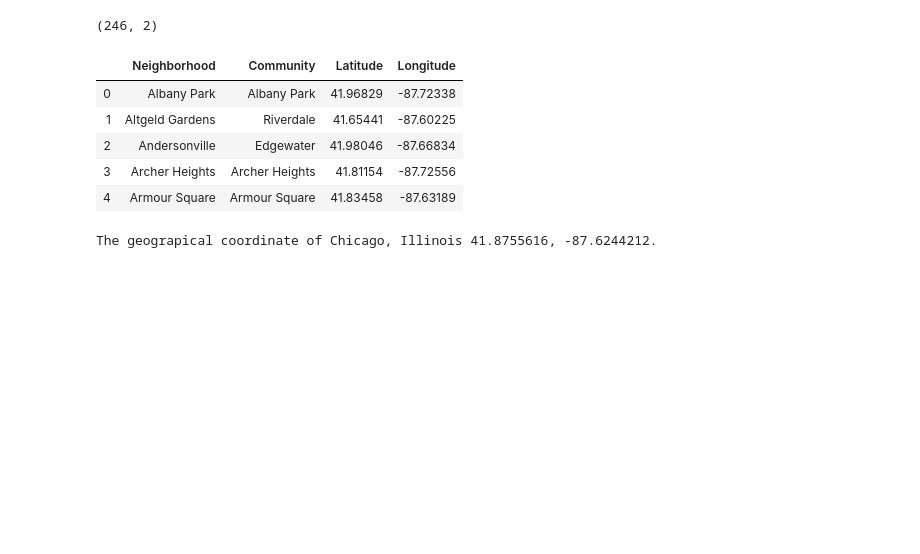
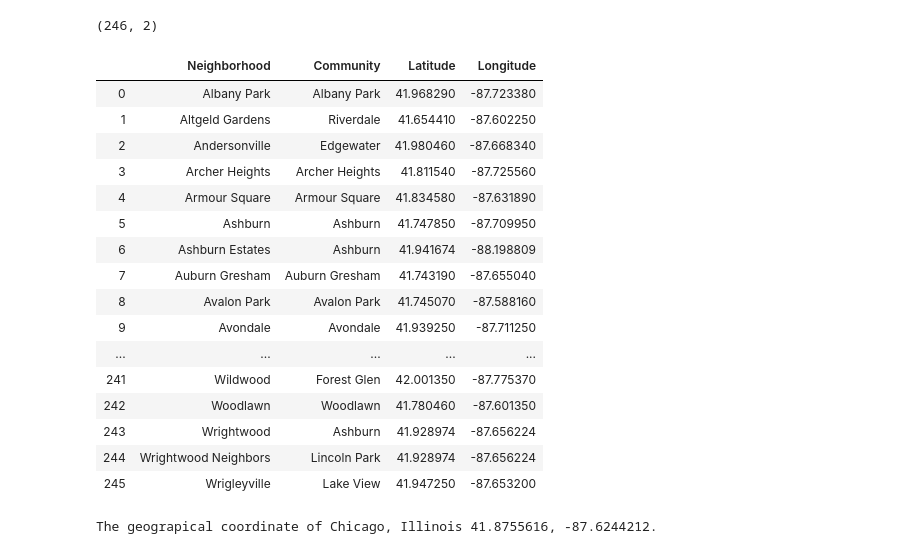
Before and after one commit to denmj/capst, a Jupyter notebook: Capstone.ipynb, the cells around one changed output. Drawn from its saved outputs; the diff is of its cells as text; code cells hidden in the pictures; blank space fills up the shorter version.

```diff
--- a/Capstone.ipynb
+++ b/Capstone.ipynb
@@ -82,14 +82,25 @@ df_coords = pd.DataFrame(coords, columns=['Latitude', 'Longitude'])
 chi_df['Latitude'] = df_coords['Latitude']
 chi_df['Longitude'] = df_coords['Longitude']
 # %%
-chi_df.head(5)
+chi_df
 # %% [output]
 |  | Neighborhood | Community | Latitude | Longitude |
-| 0 | Albany Park | Albany Park | 41.96829 | -87.72338 |
-| 1 | Altgeld Gardens | Riverdale | 41.65441 | -87.60225 |
-| 2 | Andersonville | Edgewater | 41.98046 | -87.66834 |
-| 3 | Archer Heights | Archer Heights | 41.81154 | -87.72556 |
-| 4 | Armour Square | Armour Square | 41.83458 | -87.63189 |
+| 0 | Albany Park | Albany Park | 41.968290 | -87.723380 |
+| 1 | Altgeld Gardens | Riverdale | 41.654410 | -87.602250 |
+| 2 | Andersonville | Edgewater | 41.980460 | -87.668340 |
+| 3 | Archer Heights | Archer Heights | 41.811540 | -87.725560 |
+| 4 | Armour Square | Armour Square | 41.834580 | -87.631890 |
+| 5 | Ashburn | Ashburn | 41.747850 | -87.709950 |
+| 6 | Ashburn Estates | Ashburn | 41.941674 | -88.198809 |
+| 7 | Auburn Gresham | Auburn Gresham | 41.743190 | -87.655040 |
+| 8 | Avalon Park | Avalon Park | 41.745070 | -87.588160 |
+| 9 | Avondale | Avondale | 41.939250 | -87.711250 |
+| ... | ... | ... | ... | ... |
+| 241 | Wildwood | Forest Glen | 42.001350 | -87.775370 |
+| 242 | Woodlawn | Woodlawn | 41.780460 | -87.601350 |
+| 243 | Wrightwood | Ashburn | 41.928974 | -87.656224 |
+| 244 | Wrightwood Neighbors | Lincoln Park | 41.928974 | -87.656224 |
+| 245 | Wrigleyville | Lake View | 41.947250 | -87.653200 |
 # %%
 address = 'Chicago, Illinois'
 
```
Also changed, not shown: parts of 10 cells of this notebook.
